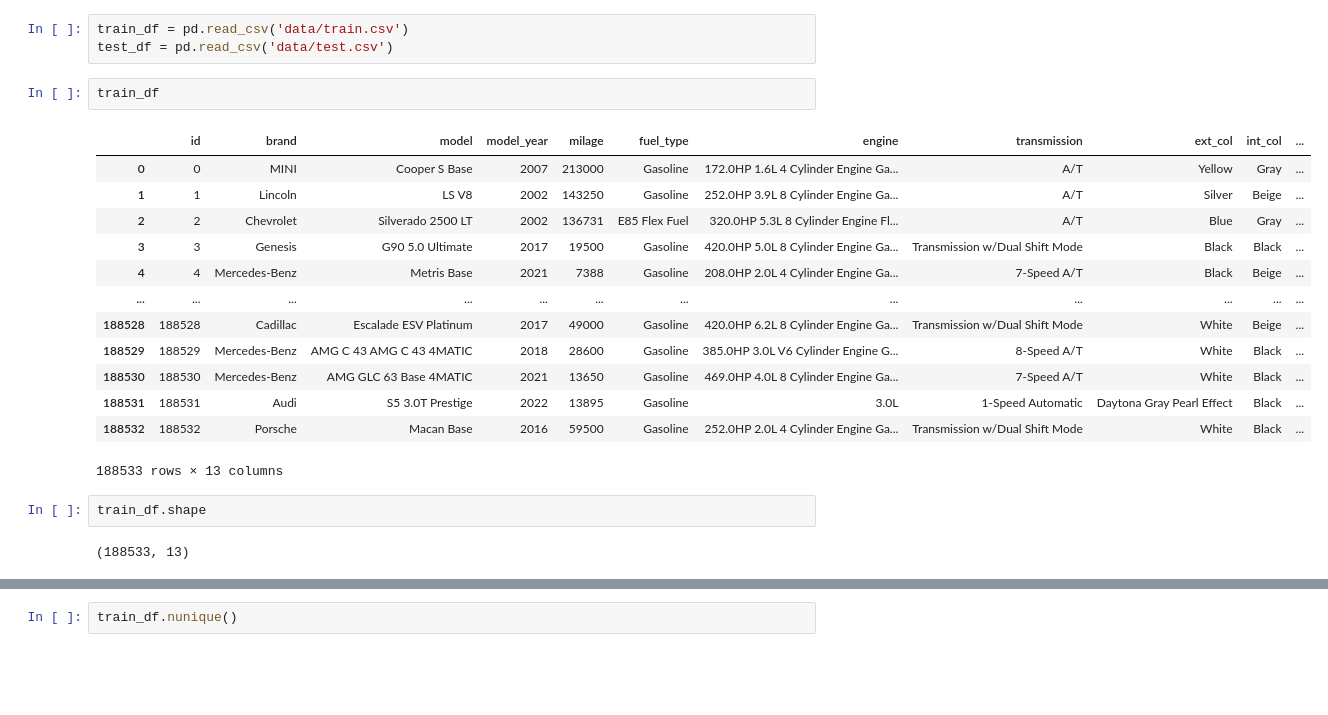
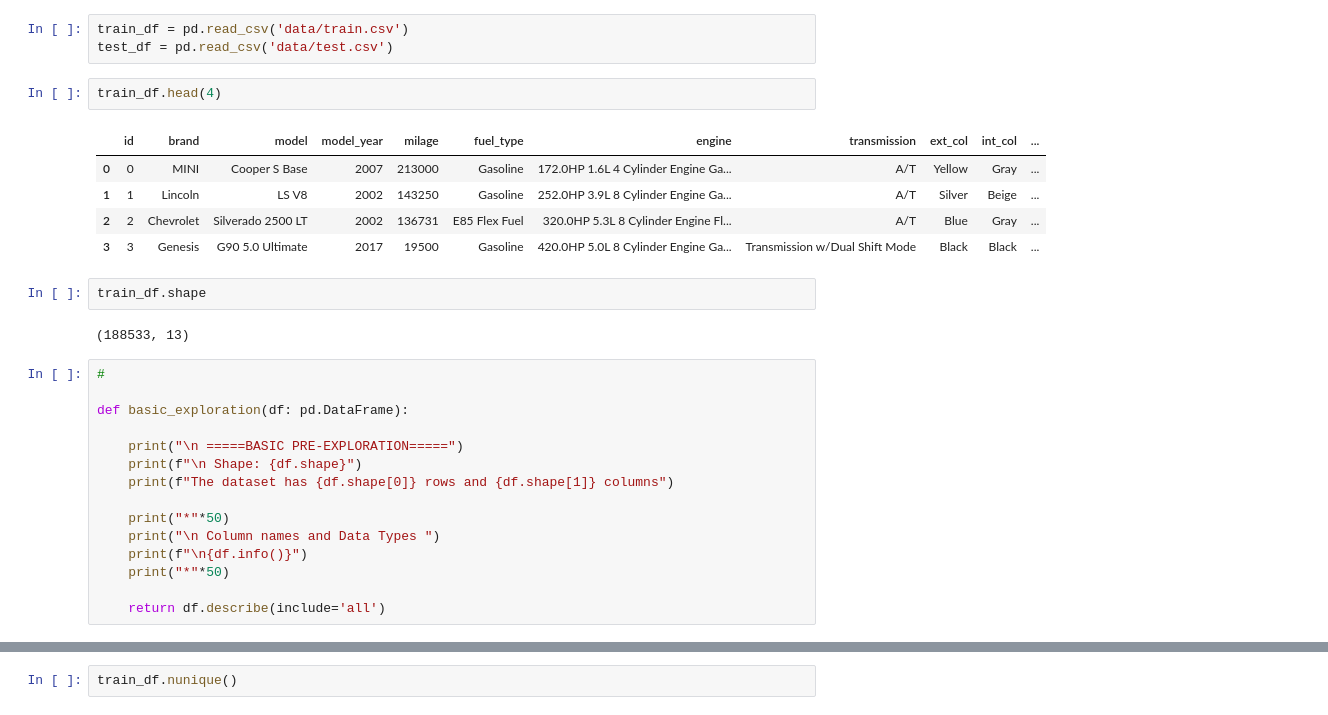
Before and after one commit to MarvicCCV/Regression-of-Used-Car-Prices, a Jupyter notebook: Regression of Used Car Basic Implementation.ipynb, the cells around one changed output, grey strips where cells are left out. Drawn from its saved outputs; the diff is of its cells as text; blank space fills up the shorter version.

```diff
--- a/Regression of Used Car Basic Implementation.ipynb
+++ b/Regression of Used Car Basic Implementation.ipynb
@@ -13,23 +13,30 @@ pd.set_option('display.max_columns', 100)
 train_df = pd.read_csv('data/train.csv')
 test_df = pd.read_csv('data/test.csv')
 # %%
-train_df
+train_df.head(4)
 # %% [output]
 |  | id | brand | model | model_year | milage | fuel_type | engine | transmission | ext_col | int_col | ... |
 | 0 | 0 | MINI | Cooper S Base | 2007 | 213000 | Gasoline | 172.0HP 1.6L 4 Cylinder Engine Ga... | A/T | Yellow | Gray | ... |
 | 1 | 1 | Lincoln | LS V8 | 2002 | 143250 | Gasoline | 252.0HP 3.9L 8 Cylinder Engine Ga... | A/T | Silver | Beige | ... |
 | 2 | 2 | Chevrolet | Silverado 2500 LT | 2002 | 136731 | E85 Flex Fuel | 320.0HP 5.3L 8 Cylinder Engine Fl... | A/T | Blue | Gray | ... |
 | 3 | 3 | Genesis | G90 5.0 Ultimate | 2017 | 19500 | Gasoline | 420.0HP 5.0L 8 Cylinder Engine Ga... | Transmission w/Dual Shift Mode | Black | Black | ... |
-| 4 | 4 | Mercedes-Benz | Metris Base | 2021 | 7388 | Gasoline | 208.0HP 2.0L 4 Cylinder Engine Ga... | 7-Speed A/T | Black | Beige | ... |
-| ... | ... | ... | ... | ... | ... | ... | ... | ... | ... | ... | ... |
-| 188528 | 188528 | Cadillac | Escalade ESV Platinum | 2017 | 49000 | Gasoline | 420.0HP 6.2L 8 Cylinder Engine Ga... | Transmission w/Dual Shift Mode | White | Beige | ... |
-| 188529 | 188529 | Mercedes-Benz | AMG C 43 AMG C 43 4MATIC | 2018 | 28600 | Gasoline | 385.0HP 3.0L V6 Cylinder Engine G... | 8-Speed A/T | White | Black | ... |
-| 188530 | 188530 | Mercedes-Benz | AMG GLC 63 Base 4MATIC | 2021 | 13650 | Gasoline | 469.0HP 4.0L 8 Cylinder Engine Ga... | 7-Speed A/T | White | Black | ... |
-| 188531 | 188531 | Audi | S5 3.0T Prestige | 2022 | 13895 | Gasoline | 3.0L | 1-Speed Automatic | Daytona Gray Pearl Effect | Black | ... |
-| 188532 | 188532 | Porsche | Macan Base | 2016 | 59500 | Gasoline | 252.0HP 2.0L 4 Cylinder Engine Ga... | Transmission w/Dual Shift Mode | White | Black | ... |
-188533 rows × 13 columns
 # %%
 train_df.shape
 # %% [output]
 (188533, 13)
+# %%
+#
+
+def basic_exploration(df: pd.DataFrame):
+
+    print("\n =====BASIC PRE-EXPLORATION=====")
+    print(f"\n Shape: {df.shape}")
+    print(f"The dataset has {df.shape[0]} rows and {df.shape[1]} columns")
+
+    print("*"*50)
+    print("\n Column names and Data Types ")
+    print(f"\n{df.info()}")
+    print("*"*50)
+
+    return df.describe(include='all')
 # %%
```
Also changed, not shown: parts of 54 cells of this notebook, 7 other files.
